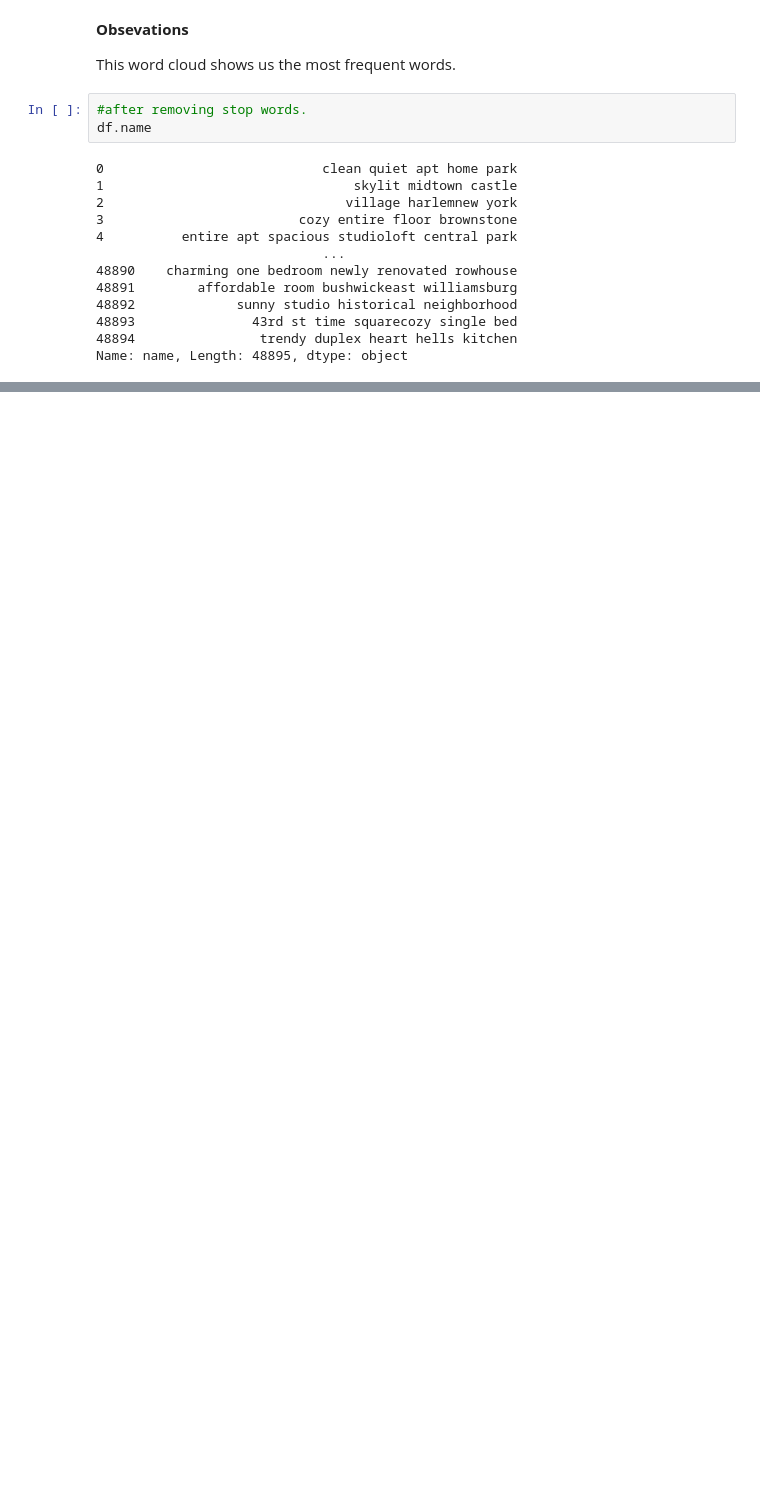
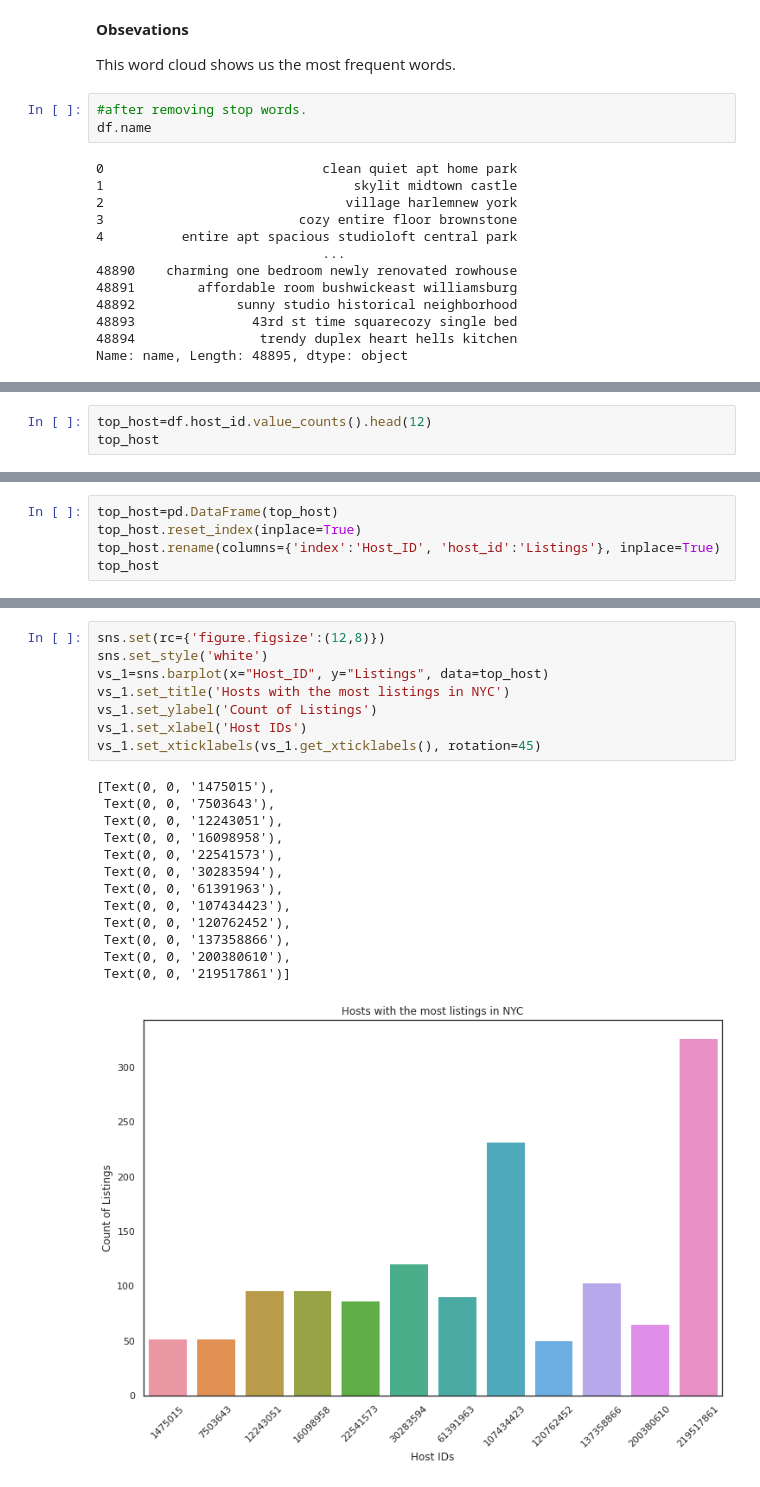
Before and after one commit to Ganeshb979/Airbnb-Bookings-Analysis, a Jupyter notebook: Ganesh_Bayas_Airbnb_Bookings_Analysis_Capstone_Project.ipynb, the cells around one changed output, grey strips where cells are left out. Drawn from its saved outputs; the diff is of its cells as text; blank space fills up the shorter version.

```diff
--- a/Ganesh_Bayas_Airbnb_Bookings_Analysis_Capstone_Project.ipynb
+++ b/Ganesh_Bayas_Airbnb_Bookings_Analysis_Capstone_Project.ipynb
@@ -282,0 +363,3 @@ Name: name, Length: 48895, dtype: object
+# %%
+top_host=df.host_id.value_counts().head(12)
+top_host
@@ -282,0 +380,5 @@ Name: name, Length: 48895, dtype: object
+# %%
+top_host=pd.DataFrame(top_host)
+top_host.reset_index(inplace=True)
+top_host.rename(columns={'index':'Host_ID', 'host_id':'Listings'}, inplace=True)
+top_host
@@ -282,0 +399,22 @@ Name: name, Length: 48895, dtype: object
+# %%
+sns.set(rc={'figure.figsize':(12,8)})
+sns.set_style('white')
+vs_1=sns.barplot(x="Host_ID", y="Listings", data=top_host)
+vs_1.set_title('Hosts with the most listings in NYC')
+vs_1.set_ylabel('Count of Listings')
+vs_1.set_xlabel('Host IDs')
+vs_1.set_xticklabels(vs_1.get_xticklabels(), rotation=45)
+# %% [output]
+[Text(0, 0, '1475015'),
+ Text(0, 0, '7503643'),
+ Text(0, 0, '12243051'),
+ Text(0, 0, '16098958'),
+ Text(0, 0, '22541573'),
+ Text(0, 0, '30283594'),
+ Text(0, 0, '61391963'),
+ Text(0, 0, '107434423'),
+ Text(0, 0, '120762452'),
+ Text(0, 0, '137358866'),
+ Text(0, 0, '200380610'),
+ Text(0, 0, '219517861')]
+[figure, added]
```
Also changed, not shown: parts of 84 cells of this notebook.
